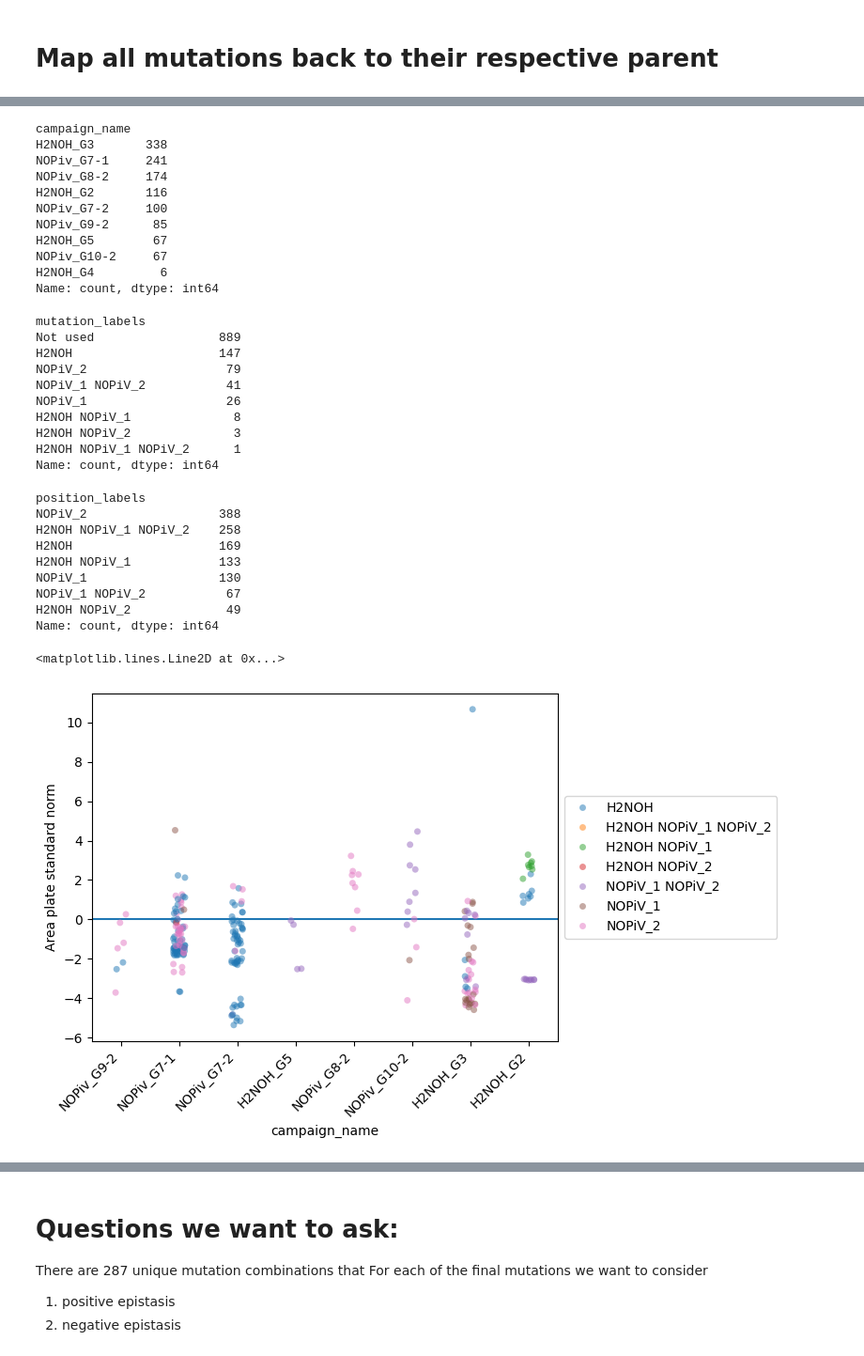
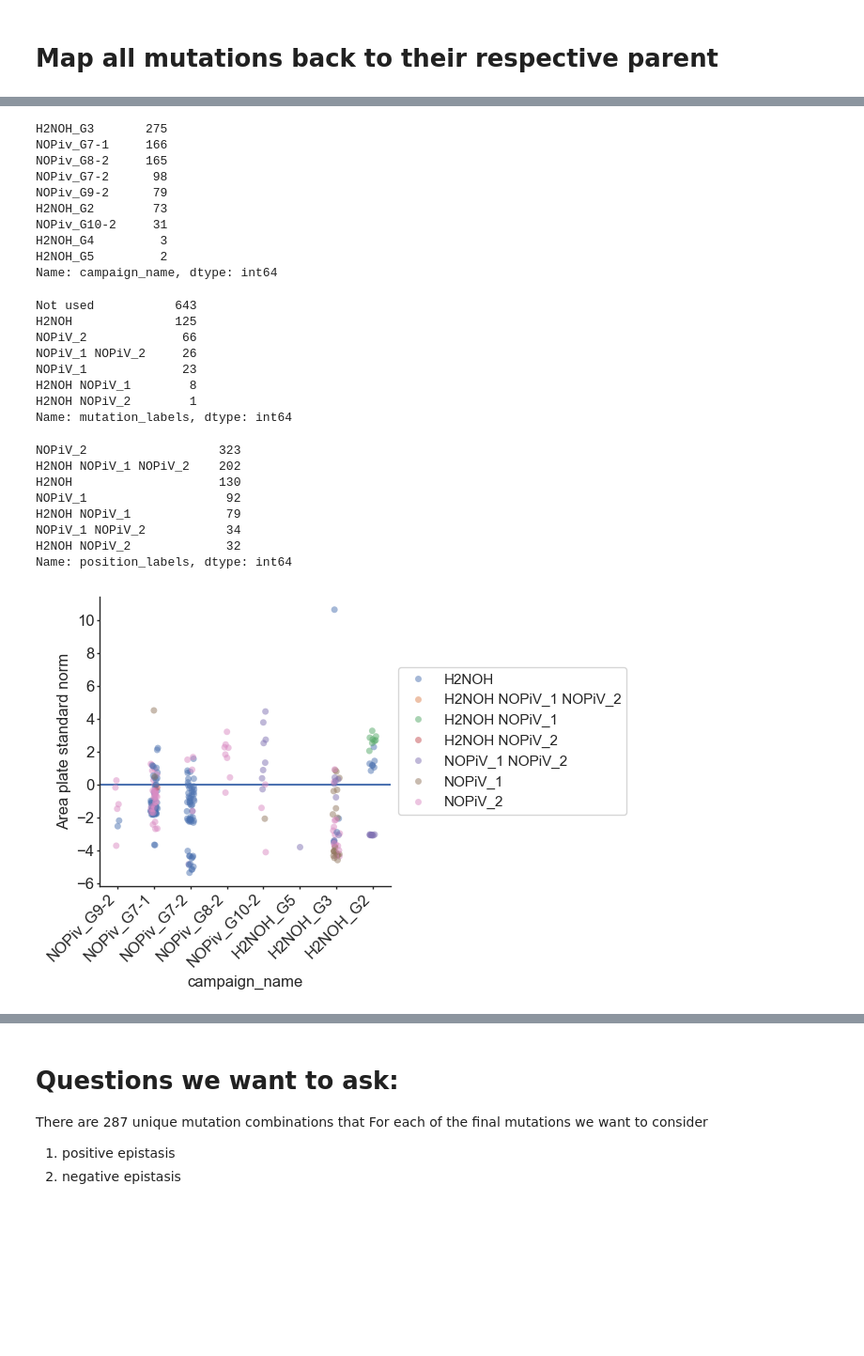
Before and after one commit to ArianeMora/beta_aminoacids, a Jupyter notebook: Analysis_New-Lineage-Norm.ipynb, the cells around one changed output, grey strips where cells are left out. Shown at 94% size. Drawn from its saved outputs; the diff is of its cells as text; code cells hidden in the pictures; blank space fills up the shorter version.

```diff
--- a/Analysis_New-Lineage-Norm.ipynb
+++ b/Analysis_New-Lineage-Norm.ipynb
@@ -333,7 +338,7 @@ from scipy.stats import mannwhitneyu
 all_dfs = {}
 all_stats_dfs = pd.DataFrame()
 all_df = pd.DataFrame()
-for base_dir in ['LCMS/NOPiv-linage', 'LCMS/H2NOH-linage']:
+for base_dir in ['LCMS/NOPiv-linage_Done', 'LCMS/H2NOH-linage_Done']:
     files = [f for f in os.listdir(base_dir) if '.csv' in f]
 
     for f in files:
@@ -369,7 +374,7 @@ for base_dir in ['LCMS/NOPiv-linage', 'LCMS/H2NOH-linage']:
                 # Join the two
                 df.set_index('barcode_well', inplace=True)
                 all_function_df.set_index('barcode_well', inplace=True)
-                df = df.join(all_function_df, how='left')
+                df = df.join(all_function_df, how='inner')
                 df.reset_index(inplace=True, drop=True)
                 print(len(df))
                 # Now go through the df and normalize to the parent
@@ -797,54 +680,50 @@ plt.axhline(y=0)
 # %%
 used_df['campaign_name'].value_counts()
 # %% [output]
-campaign_name
-H2NOH_G3       338
-NOPiv_G7-1     241
-NOPiv_G8-2     174
-H2NOH_G2       116
-NOPiv_G7-2     100
-NOPiv_G9-2      85
-H2NOH_G5        67
-NOPiv_G10-2     67
-H2NOH_G4         6
-Name: count, dtype: int64
+H2NOH_G3       275
+NOPiv_G7-1     166
+NOPiv_G8-2     165
+NOPiv_G7-2      98
+NOPiv_G9-2      79
+H2NOH_G2        73
+NOPiv_G10-2     31
+H2NOH_G4         3
+H2NOH_G5         2
+Name: campaign_name, dtype: int64
 # %%
 used_df['mutation_labels'].value_counts()
 # %% [output]
-mutation_labels
-Not used                 889
-H2NOH                    147
-NOPiV_2                   79
-NOPiV_1 NOPiV_2           41
-NOPiV_1                   26
-H2NOH NOPiV_1              8
-H2NOH NOPiV_2              3
-H2NOH NOPiV_1 NOPiV_2      1
-Name: count, dtype: int64
+Not used           643
+H2NOH              125
+NOPiV_2             66
+NOPiV_1 NOPiV_2     26
+NOPiV_1             23
+H2NOH NOPiV_1        8
+H2NOH NOPiV_2        1
+Name: mutation_labels, dtype: int64
 # %%
 used_df['position_labels'].value_counts()
 # %% [output]
-position_labels
-NOPiV_2                  388
-H2NOH NOPiV_1 NOPiV_2    258
-H2NOH                    169
-H2NOH NOPiV_1            133
-NOPiV_1                  130
-NOPiV_1 NOPiV_2           67
-H2NOH NOPiV_2             49
-Name: count, dtype: int64
+NOPiV_2                  323
+H2NOH NOPiV_1 NOPiV_2    202
+H2NOH                    130
+NOPiV_1                   92
+H2NOH NOPiV_1             79
+NOPiV_1 NOPiV_2           34
+H2NOH NOPiV_2             32
+Name: position_labels, dtype: int64
 # %%
 import seaborn as sns
 import matplotlib.pyplot as plt
 used_df = used_df[used_df['mutation_labels'] != 'Not used']
 #all_df = all_df[all_df['amino-acid_substitutions'] != '-']
 hue_order = ['H2NOH', 'H2NOH NOPiV_1 NOPiV_2', 'H2NOH NOPiV_1', 'H2NOH NOPiV_2', 'NOPiV_1 NOPiV_2', 'NOPiV_1',  'NOPiV_2']
 # Great let's also annotate all mutations that were identified in the final variants or not
 ax = sns.stripplot(used_df, x='campaign_name', y='Area plate standard norm', hue='mutation_labels', hue_order=hue_order, alpha=0.5)
 plt.xticks(rotation=45, ha='right')
 plt.legend(loc='center left', bbox_to_anchor=(1, 0.5))
 plt.axhline(y=0)
+ax = format_fig(ax)
 # %% [output]
-<matplotlib.lines.Line2D at 0x...>
-[figure, old version]
+[figure, new version]
 # %%
```
Also changed, not shown: parts of 23 cells of this notebook, 1 other file.
